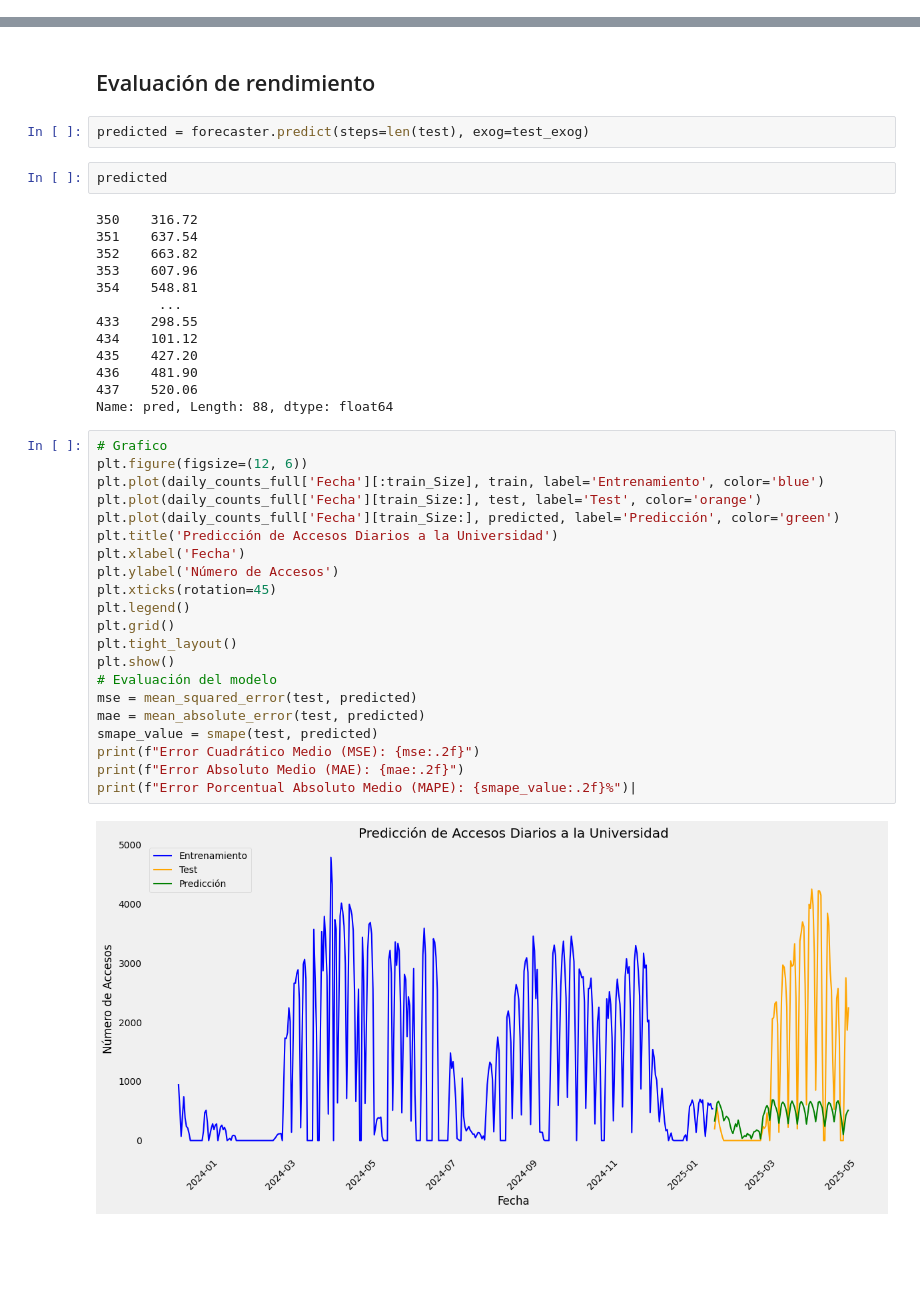
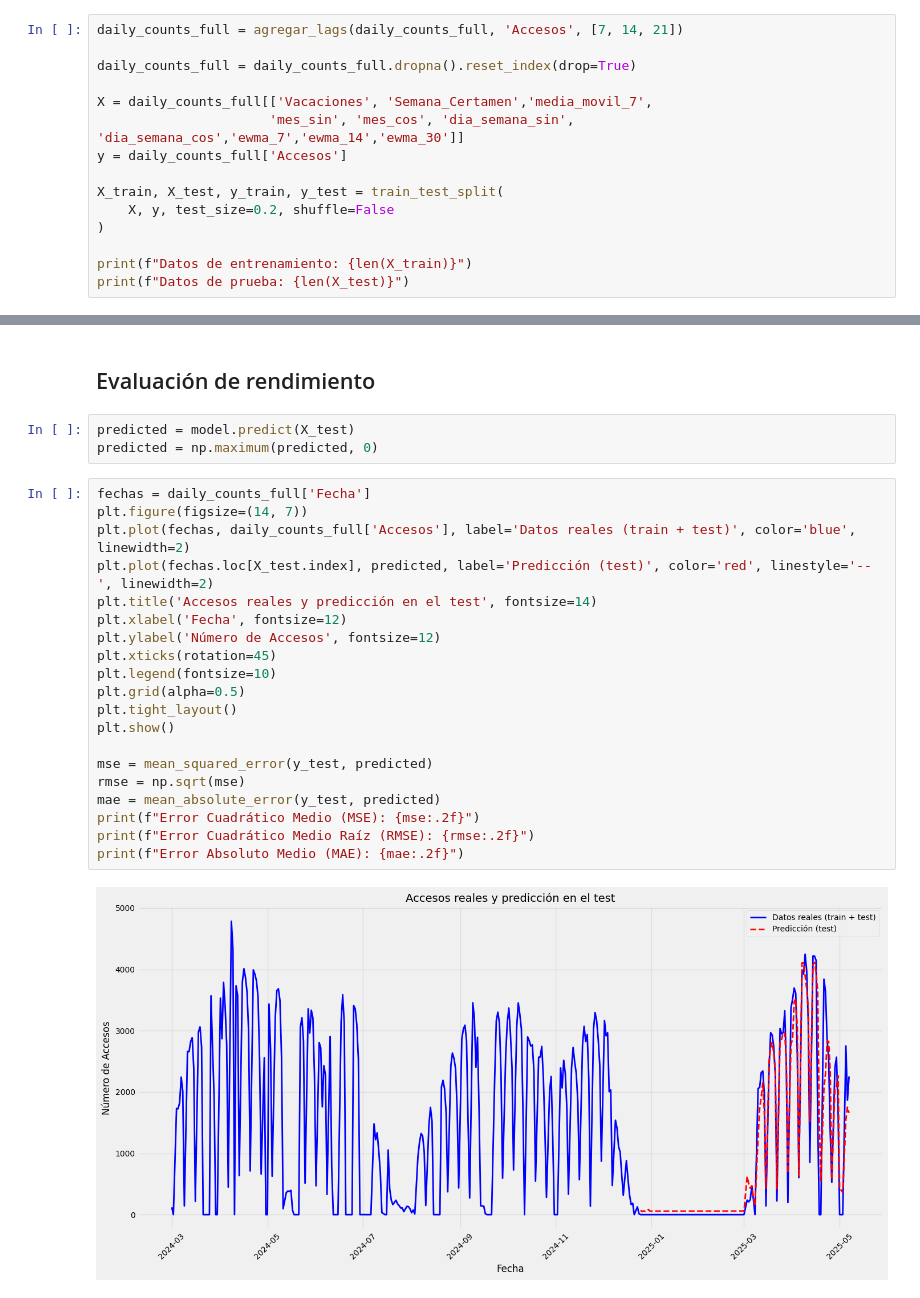
Before and after one commit to BrendanRubilar/IA_Library_Proyect, a Jupyter notebook: LibraryUseRF.ipynb, the cells around one changed output, grey strips where cells are left out. Drawn from its saved outputs; the diff is of its cells as text; blank space fills up the shorter version.

```diff
--- a/LibraryUseRF.ipynb
+++ b/LibraryUseRF.ipynb
@@ -191,0 +206,15 @@ Test dates  : 350 --- 437  (n=88)
+# %%
+daily_counts_full = agregar_lags(daily_counts_full, 'Accesos', [7, 14, 21])
+
+daily_counts_full = daily_counts_full.dropna().reset_index(drop=True)
+
+X = daily_counts_full[['Vacaciones', 'Semana_Certamen','media_movil_7',
+                      'mes_sin', 'mes_cos', 'dia_semana_sin', 'dia_semana_cos','ewma_7','ewma_14','ewma_30']]
+y = daily_counts_full['Accesos']
+
+X_train, X_test, y_train, y_test = train_test_split(
+    X, y, test_size=0.2, shuffle=False
+)
+
+print(f"Datos de entrenamiento: {len(X_train)}")
+print(f"Datos de prueba: {len(X_test)}")
@@ -243,42 +305,27 @@ forecaster.fit(y=train, exog = train_exog)
 # %% [markdown]
 ## Evaluación de rendimiento
-# %%
-predicted = forecaster.predict(steps=len(test), exog=test_exog)
-# %%
-predicted
-# %% [output]
-350    316.72
-351    637.54
-352    663.82
-353    607.96
-354    548.81
-        ...
-433    298.55
-434    101.12
-435    427.20
-436    481.90
-437    520.06
-Name: pred, Length: 88, dtype: float64
+# %%
+predicted = model.predict(X_test)
+predicted = np.maximum(predicted, 0)
 # %%
-# Grafico
-plt.figure(figsize=(12, 6))
-plt.plot(daily_counts_full['Fecha'][:train_Size], train, label='Entrenamiento', color='blue')
-plt.plot(daily_counts_full['Fecha'][train_Size:], test, label='Test', color='orange')
-plt.plot(daily_counts_full['Fecha'][train_Size:], predicted, label='Predicción', color='green')
-plt.title('Predicción de Accesos Diarios a la Universidad')
-plt.xlabel('Fecha')
-plt.ylabel('Número de Accesos')
+fechas = daily_counts_full['Fecha']
+plt.figure(figsize=(14, 7))
+plt.plot(fechas, daily_counts_full['Accesos'], label='Datos reales (train + test)', color='blue', linewidth=2)
+plt.plot(fechas.loc[X_test.index], predicted, label='Predicción (test)', color='red', linestyle='--', linewidth=2)
+plt.title('Accesos reales y predicción en el test', fontsize=14)
+plt.xlabel('Fecha', fontsize=12)
+plt.ylabel('Número de Accesos', fontsize=12)
 plt.xticks(rotation=45)
-plt.legend()
-plt.grid()
+plt.legend(fontsize=10)
+plt.grid(alpha=0.5)
 plt.tight_layout()
 plt.show()
-# Evaluación del modelo
-mse = mean_squared_error(test, predicted)
-mae = mean_absolute_error(test, predicted)
-smape_value = smape(test, predicted)
+
+mse = mean_squared_error(y_test, predicted)
+rmse = np.sqrt(mse)
+mae = mean_absolute_error(y_test, predicted)
 print(f"Error Cuadrático Medio (MSE): {mse:.2f}")
+print(f"Error Cuadrático Medio Raíz (RMSE): {rmse:.2f}")
 print(f"Error Absoluto Medio (MAE): {mae:.2f}")
-print(f"Error Porcentual Absoluto Medio (MAPE): {smape_value:.2f}%")|
 # %% [output]
-[figure, old version]
+[figure, new version]
```
Also changed, not shown: parts of 28 cells of this notebook, 12 other files.
